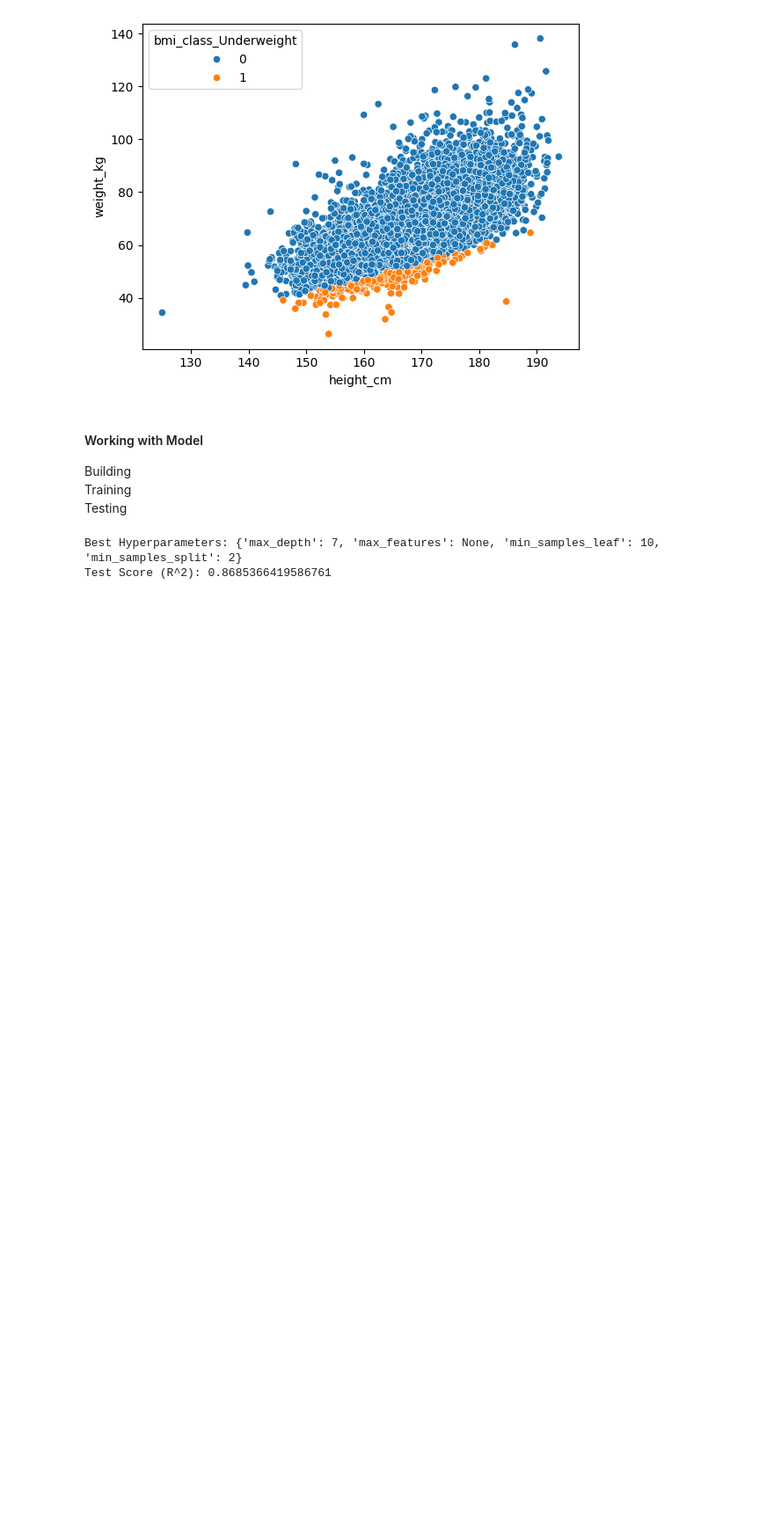
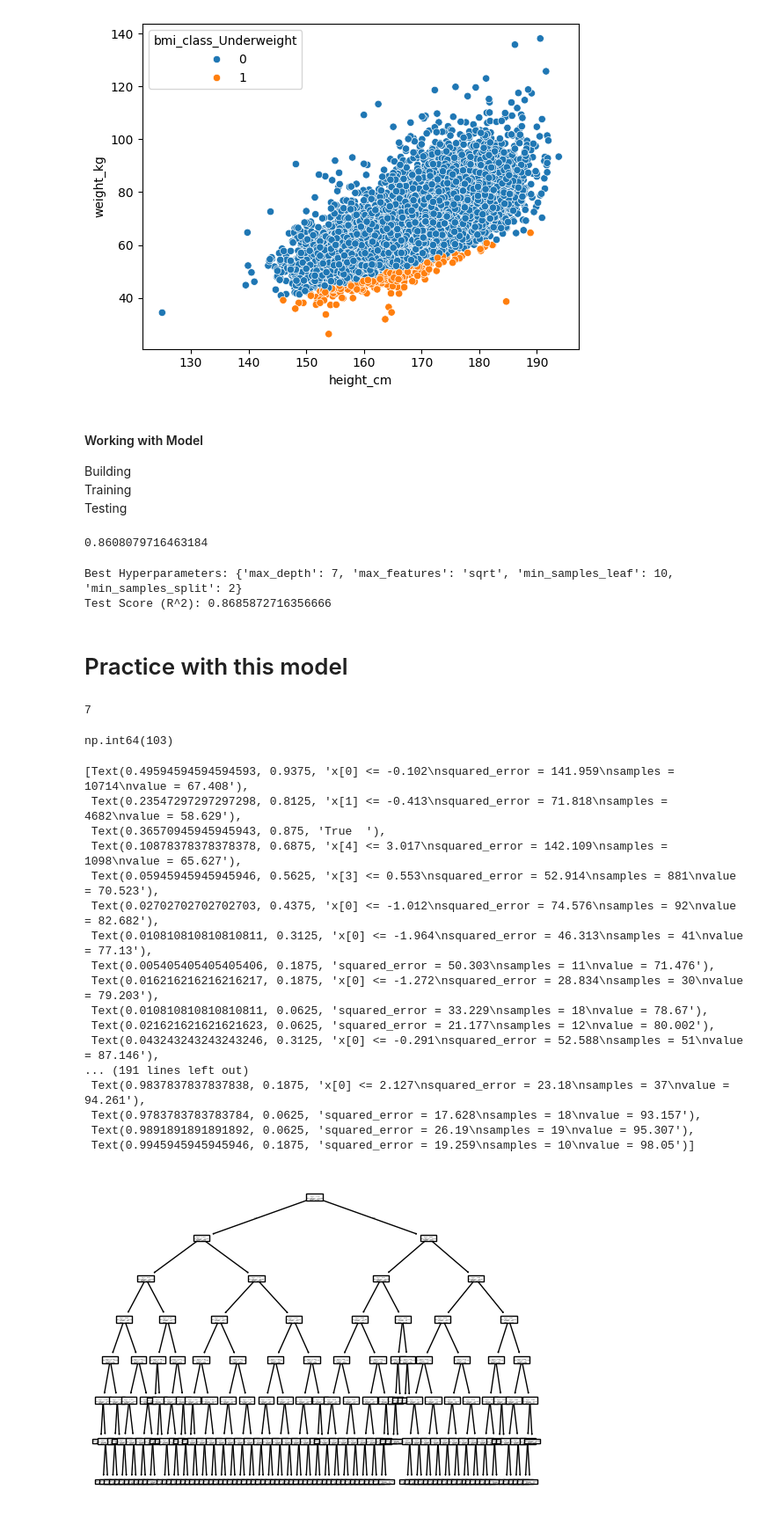
Before and after one commit to a4archit/ML-Journey, a Jupyter notebook: Algorithms/Decision Trees/weight predictor.ipynb, the cells around one changed output. Shown at 88% size. Drawn from its saved outputs; the diff is of its cells as text; code cells hidden in the pictures; blank space fills up the shorter version.

Commit message:
Weight predictor model using Decision Trees

```diff
--- a/Algorithms/Decision Trees/weight predictor.ipynb
+++ b/Algorithms/Decision Trees/weight predictor.ipynb
@@ -83,10 +83,13 @@ Training<br>
 Testing
 # %%
 dt = DecisionTreeRegressor()
-# dt.fit(X_train_trf, y_train)
-# y_pred = dt.predict(X_test_trf)
-# r2_score(y_test, y_pred)
+dt.fit(X_train_trf, y_train)
+y_pred = dt.predict(X_test_trf)
+r2_score(y_test, y_pred)
+# %% [output]
+0.8608079716463184
 # %%
+dtree = DecisionTreeRegressor()
 # Define the parameter grid for hyperparameter tuning
 param_grid = {
     'max_depth': [3, 5, 7, 10, 15, None],
@@ -96,7 +99,7 @@ param_grid = {
 }
 
 # Initialize GridSearchCV with DecisionTreeRegressor and parameter grid
-grid_search = GridSearchCV(estimator=dt, param_grid=param_grid, cv=5, scoring='neg_mean_squared_error')
+grid_search = GridSearchCV(estimator=dtree, param_grid=param_grid, cv=5, scoring='neg_mean_squared_error')
 
 # Fit the model to the training data
 grid_search.fit(X_train_trf, y_train)
@@ -109,5 +112,15 @@ best_model = grid_search.best_estimator_
 test_score = best_model.score(X_test_trf, y_test)
 print("Test Score (R^2):", test_score)
 # %% [output]
-Best Hyperparameters: {'max_depth': 7, 'max_features': None, 'min_samples_leaf': 10, 'min_samples_split': 2}
-Test Score (R^2): 0.8685366419586761
+Best Hyperparameters: {'max_depth': 7, 'max_features': 'sqrt', 'min_samples_leaf': 10, 'min_samples_split': 2}
+Test Score (R^2): 0.8685872716356666
+# %% [markdown]
+# Practice with this model
+# %%
+best_model.get_depth()
+# %% [output]
+7
+# %%
+best_model.get_n_leaves()
+# %% [output]
+np.int64(103)
@@ -113,0 +129,21 @@ Test Score (R^2): 0.8685366419586761
+# %%
+plot_tree(best_model)
+# %% [output]
+[Text(0.49594594594594593, 0.9375, 'x[0] <= -0.102\nsquared_error = 141.959\nsamples = 10714\nvalue = 67.408'),
+ Text(0.23547297297297298, 0.8125, 'x[1] <= -0.413\nsquared_error = 71.818\nsamples = 4682\nvalue = 58.629'),
+ Text(0.36570945945945943, 0.875, 'True  '),
+ Text(0.10878378378378378, 0.6875, 'x[4] <= 3.017\nsquared_error = 142.109\nsamples = 1098\nvalue = 65.627'),
+ Text(0.05945945945945946, 0.5625, 'x[3] <= 0.553\nsquared_error = 52.914\nsamples = 881\nvalue = 70.523'),
+ Text(0.02702702702702703, 0.4375, 'x[0] <= -1.012\nsquared_error = 74.576\nsamples = 92\nvalue = 82.682'),
+ Text(0.010810810810810811, 0.3125, 'x[0] <= -1.964\nsquared_error = 46.313\nsamples = 41\nvalue = 77.13'),
+ Text(0.005405405405405406, 0.1875, 'squared_error = 50.303\nsamples = 11\nvalue = 71.476'),
+ Text(0.016216216216216217, 0.1875, 'x[0] <= -1.272\nsquared_error = 28.834\nsamples = 30\nvalue = 79.203'),
+ Text(0.010810810810810811, 0.0625, 'squared_error = 33.229\nsamples = 18\nvalue = 78.67'),
+ Text(0.021621621621621623, 0.0625, 'squared_error = 21.177\nsamples = 12\nvalue = 80.002'),
+ Text(0.043243243243243246, 0.3125, 'x[0] <= -0.291\nsquared_error = 52.588\nsamples = 51\nvalue = 87.146'),
+... (191 lines left out)
+ Text(0.9837837837837838, 0.1875, 'x[0] <= 2.127\nsquared_error = 23.18\nsamples = 37\nvalue = 94.261'),
+ Text(0.9783783783783784, 0.0625, 'squared_error = 17.628\nsamples = 18\nvalue = 93.157'),
+ Text(0.9891891891891892, 0.0625, 'squared_error = 26.19\nsamples = 19\nvalue = 95.307'),
+ Text(0.9945945945945946, 0.1875, 'squared_error = 19.259\nsamples = 10\nvalue = 98.05')]
+[figure, added]
```
Also changed, not shown: parts of 6 cells of this notebook, 1 other file.
